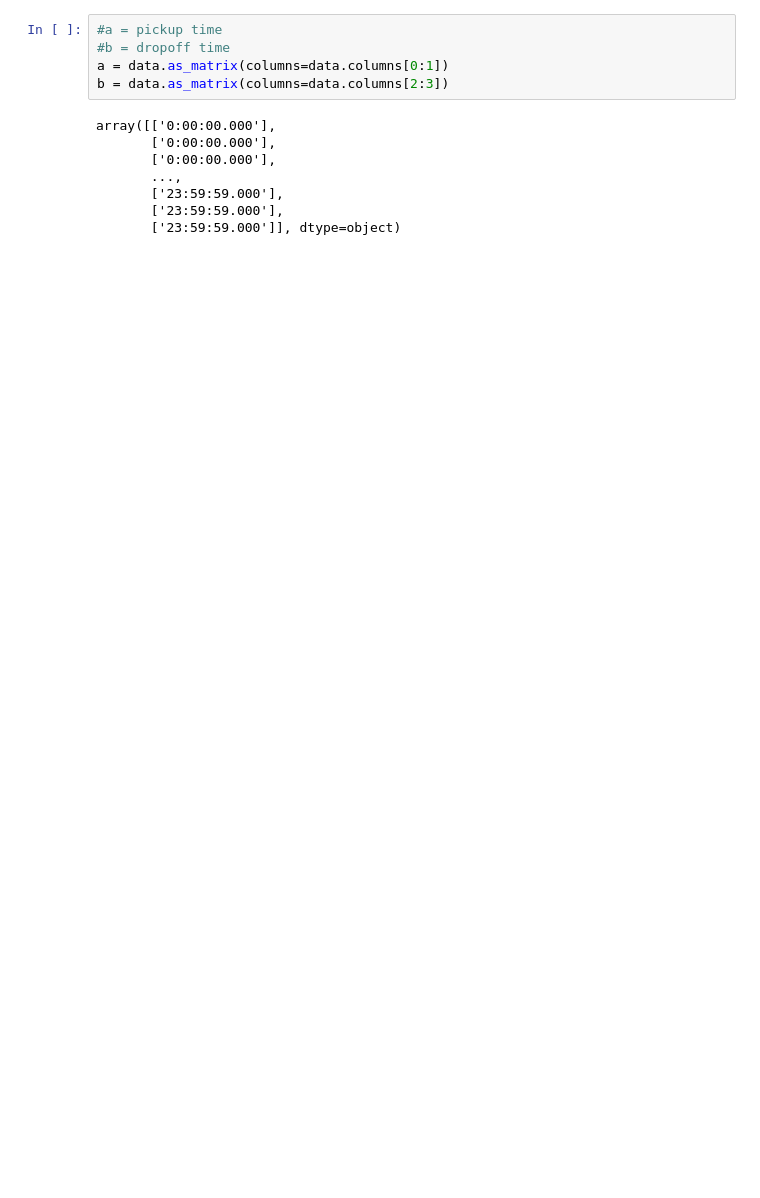
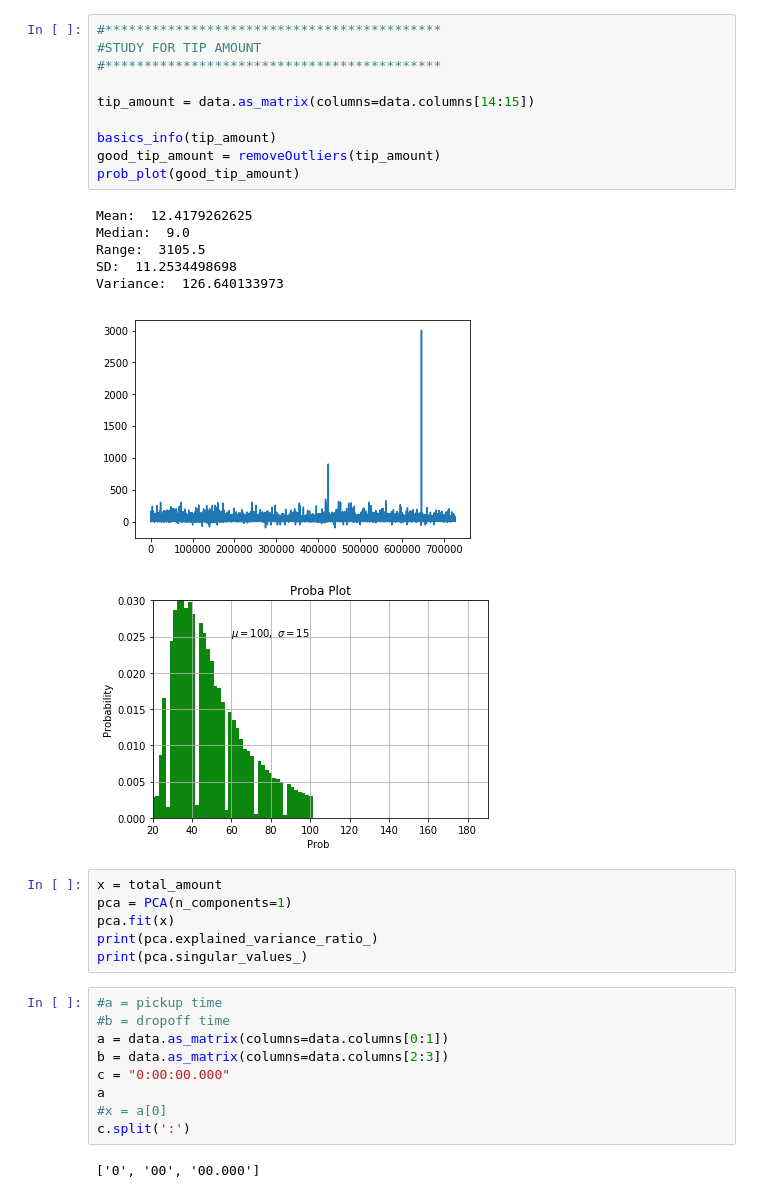
Before and after one commit to rapha94/NYC_Taxis, a Jupyter notebook: project.ipynb, the cells around one changed output. Drawn from its saved outputs; the diff is of its cells as text; blank space fills up the shorter version.

```diff
--- a/project.ipynb
+++ b/project.ipynb
@@ -94,13 +109,35 @@ array([[ 10. ],
+# %%
+#*******************************************
+#STUDY FOR TIP AMOUNT
+#*******************************************
+
+tip_amount = data.as_matrix(columns=data.columns[14:15])
+
+basics_info(tip_amount)
+good_tip_amount = removeOutliers(tip_amount)
+prob_plot(good_tip_amount)
+# %% [output]
+Mean:  12.4179262625
+Median:  9.0
+Range:  3105.5
+SD:  11.2534498698
+Variance:  126.640133973
+[figure, added]
+[figure, added]
+# %%
+x = total_amount
+pca = PCA(n_components=1)
+pca.fit(x)
+print(pca.explained_variance_ratio_)
+print(pca.singular_values_)
 # %%
 #a = pickup time
 #b = dropoff time
 a = data.as_matrix(columns=data.columns[0:1])
 b = data.as_matrix(columns=data.columns[2:3])
+c = "0:00:00.000"
+a
+#x = a[0]
+c.split(':')
 # %% [output]
-array([['0:00:00.000'],
-       ['0:00:00.000'],
-       ['0:00:00.000'],
-       ...,
-       ['23:59:59.000'],
-       ['23:59:59.000'],
-       ['23:59:59.000']], dtype=object)
+['0', '00', '00.000']
```
Also changed, not shown: parts of 19 cells of this notebook, 2 other files.
